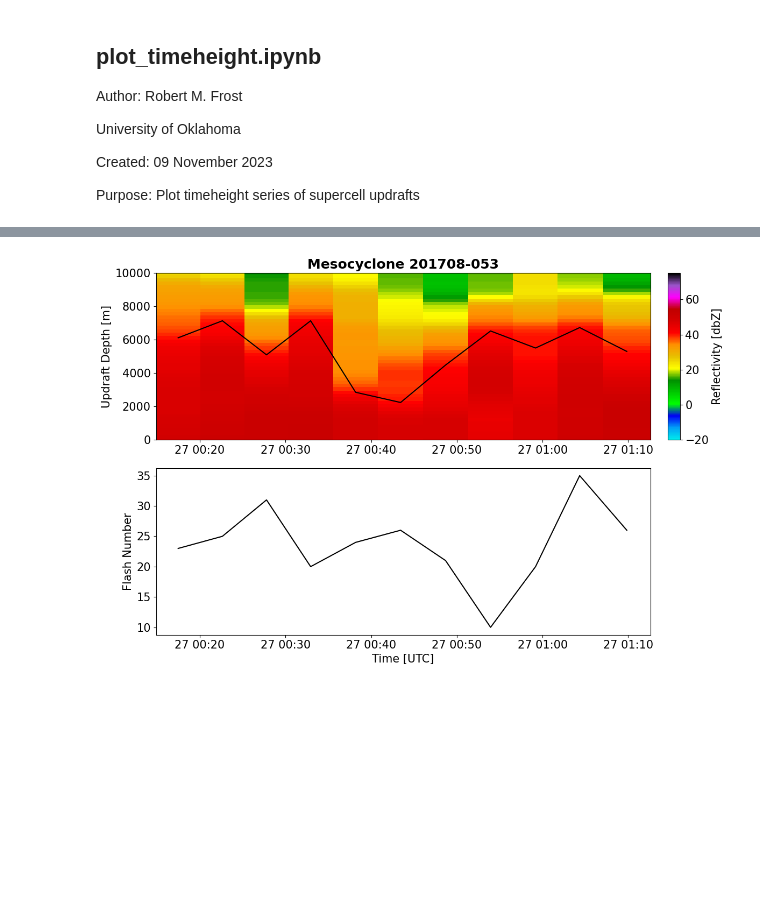
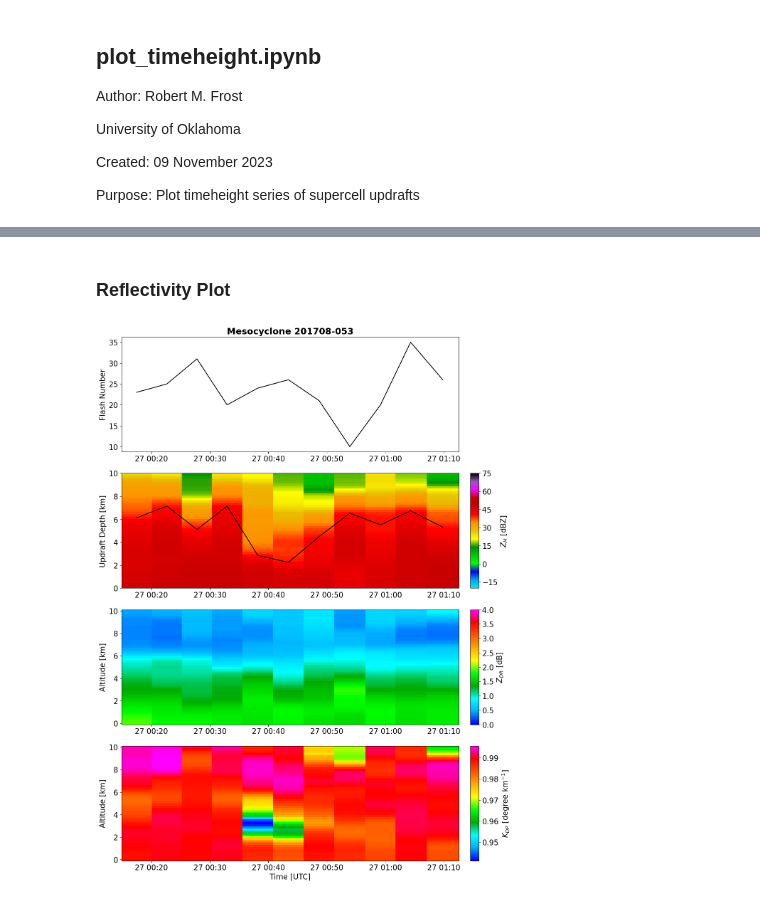
Before and after one commit to robbyfrost/Capstone_2023, a Jupyter notebook: plot_timeheight.ipynb, the cells around one changed output, grey strips where cells are left out. Saved outputs shown, nothing was run; the diff lists cells and outputs as text; code cells hidden in the pictures; blank space fills up the shorter version.

Commit message:
added variables to timeheight plots

```diff
--- a/plot_timeheight.ipynb
+++ b/plot_timeheight.ipynb
@@ -51,34 +41,55 @@ rc('figure', facecolor='white')
 time = th.time
 z = th.z
 reflectivity = th.reflectivity
+differential_reflectivity = th.differential_reflectivity
+cross_correlation_ratio = th.cross_correlation_ratio
 # %%
 reflectivity_threshhold = 40 # in dbz
 high_reflectivity = reflectivity.where(reflectivity > reflectivity_threshhold)
 updraft_depth_idx = high_reflectivity.argmin(dim="z")
 updraft_depth = th.z[updraft_depth_idx]
-# %%
-# Create a 2x2 grid for the subplots
-fig = plt.figure(figsize=(12, 8))
-gs = GridSpec(2, 2, width_ratios=[1, 0.025])
-
-# wspd time height series
-ax1 = plt.subplot(gs[0, 0])
-cax = plt.subplot(gs[0, 1])
-pcm = ax1.pcolormesh(time, z, reflectivity.T, cmap="pyart_NWSRef", vmin=-20, vmax=75)
-plt.colorbar(pcm, cax=cax, label='Reflectivity [dbZ]')
-ax1.plot(time, updraft_depth, c="black", lw=1.5)
-ax1.set_ylabel("Updraft Depth [m]")
-
-ax1.set_title(f"Mesocyclone {th.mesocyclone_id}")
-ax1.set_ylim(0,10000)
-
-# time series of wspd at 425 m
-ax2 = plt.subplot(gs[1, 0], sharex=ax1)
-ax2.plot(time, case_meso.flash_number, c="black", lw=1.5)
-ax2.set_ylabel("Flash Number")
-ax2.set_xlabel("Time [UTC]")
-
-plt.tight_layout()
-plt.show()
-# %% [output]
-[figure, removed]
+# %% [markdown]
+### Reflectivity Plot
+# %%
+# Create a 2x2 grid for the subplots
+fig = plt.figure(figsize=(12, 16))
+gs = GridSpec(4, 2, width_ratios=[1, 0.025])
+
+# flash rate time series
+ax1 = plt.subplot(gs[0, 0])
+ax1.plot(time, case_meso.flash_number, c="black", lw=1.5)
+ax1.set_ylabel("Flash Number")
+ax1.set_title(f"Mesocyclone {th.mesocyclone_id}")
+
+# reflectivity time-height and depth time series
+ax2 = plt.subplot(gs[1, 0], sharex=ax1)
+cax2 = plt.subplot(gs[1, 1])
+pcm2 = ax2.pcolormesh(time, z/1000, reflectivity.T, cmap="pyart_NWSRef", vmin=-20, vmax=75)
+cb = plt.colorbar(pcm2, cax=cax2, label='$Z_H$ [dBZ]')
+cb.set_ticks(MultipleLocator(15))
+ax2.plot(time, updraft_depth/1000, c="black", lw=1.5)
+ax2.set_ylabel("Updraft Depth [km]")
+ax2.set_ylim(0,10)
+
+# differential reflectivity
+ax3 = plt.subplot(gs[2,0], sharex=ax1)
+cax3 = plt.subplot(gs[2,1])
+pcm3 = ax3.pcolormesh(time, z/1000, differential_reflectivity.T, cmap="pyart_RefDiff", vmin=0, vmax=4)
+cb = plt.colorbar(pcm3, cax=cax3, label="$Z_{DR}$ [dB]")
+cb.set_ticks(MultipleLocator(0.5))
+ax3.set_ylabel("Altitude [km]")
+
+# correlation coefficient
+ax4 = plt.subplot(gs[3,0], sharex=ax1)
+cax4 = plt.subplot(gs[3,1])
+pcm4 = ax4.pcolormesh(time, z/1000, cross_correlation_ratio.T, cmap="pyart_RefDiff")#, vmin=0.5, vmax=1.05)
+cb = plt.colorbar(pcm4, cax=cax4, label="$K_{DP}$ [degree km$^{-1}$]")
+# cb.set_ticks(MultipleLocator(0.5))
+ax4.set_ylabel("Altitude [km]")
+ax4.set_xlabel("Time [UTC]")
+
+plt.tight_layout()
+fsave = f"{figdir}timeheight.png"
+plt.savefig(fsave)
+# %% [output]
+[figure, added]
```
Also changed, not shown: parts of 1 cell of this notebook.
